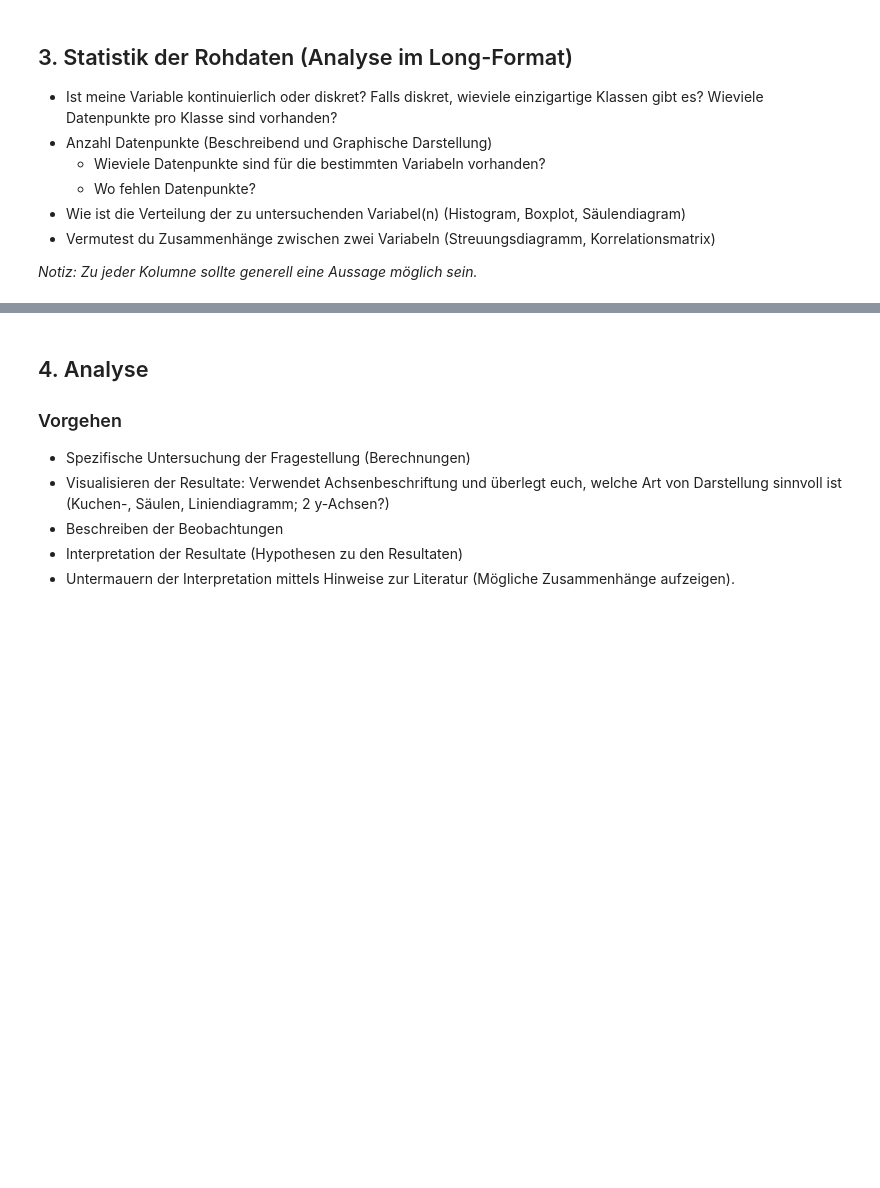
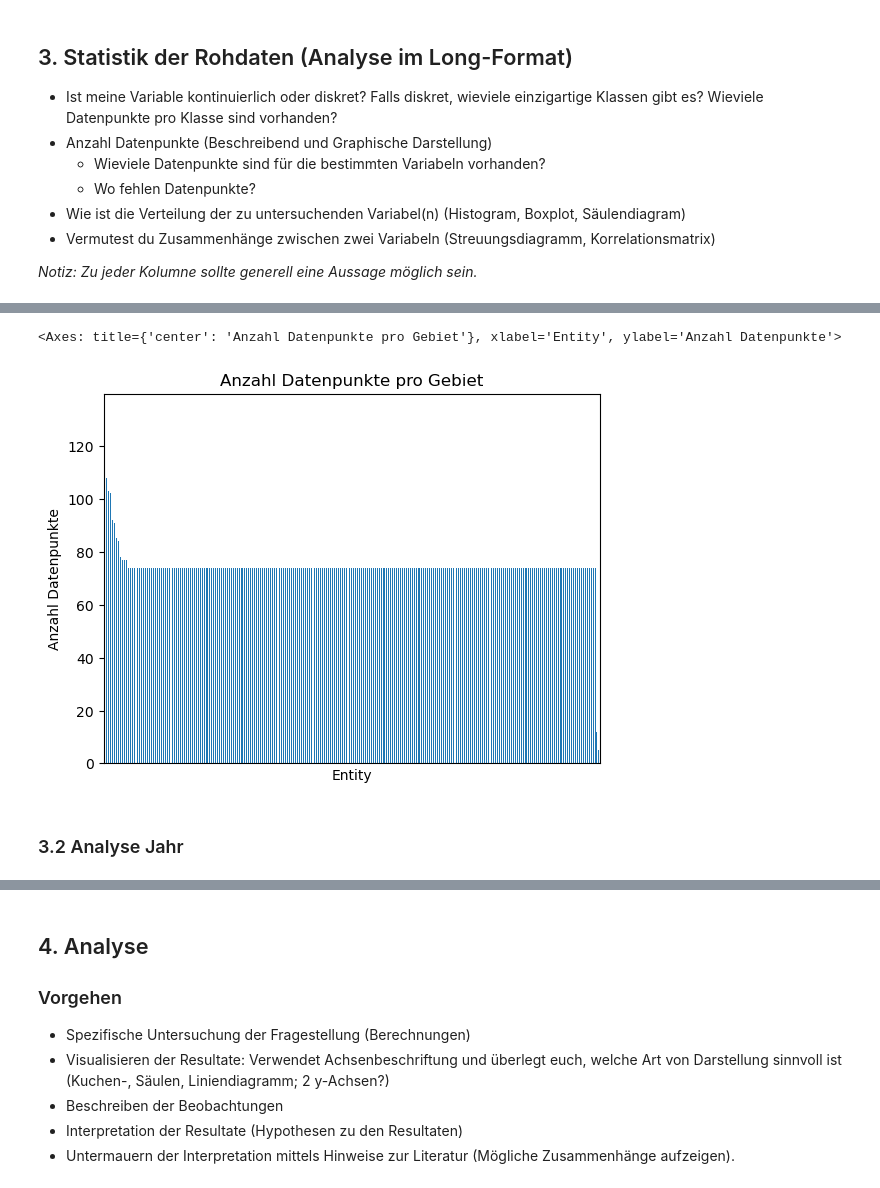
Before and after one commit to karin5905/Fertility-rate, a Jupyter notebook: Feritility-rate.ipynb, the cells around one changed output, grey strips where cells are left out. Saved outputs shown, nothing was run; the diff lists cells and outputs as text; code cells hidden in the pictures; blank space fills up the shorter version.

Commit message:
Rohdatenanalyse Gebiet und Jahr mit Plot hinzugefügt

```diff
--- a/Feritility-rate.ipynb
+++ b/Feritility-rate.ipynb
@@ -83,0 +108,9 @@ dtype: object
+# %%
+data['Entity'].value_counts().plot(kind='bar',
+                                 xticks=[],     # disable labels on x-axis
+                                 ylabel='Anzahl Datenpunkte', title='Anzahl Datenpunkte pro Gebiet')
+# %% [output]
+<Axes: title={'center': 'Anzahl Datenpunkte pro Gebiet'}, xlabel='Entity', ylabel='Anzahl Datenpunkte'>
+[figure, added]
+# %% [markdown]
+### 3.2 Analyse Jahr
```
Also changed, not shown: parts of 6 cells of this notebook.
